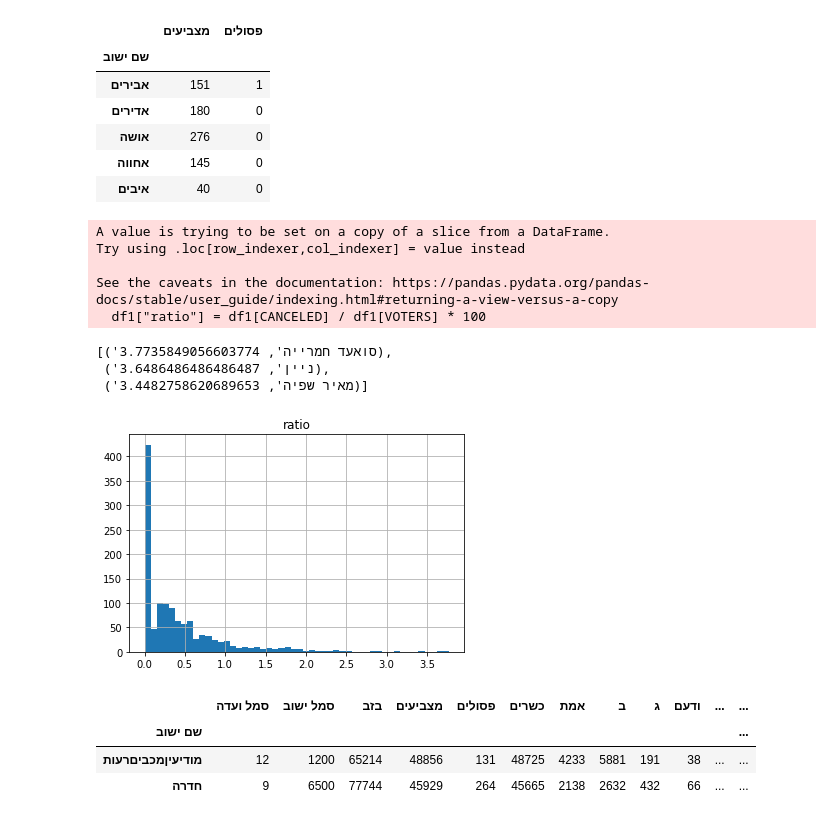
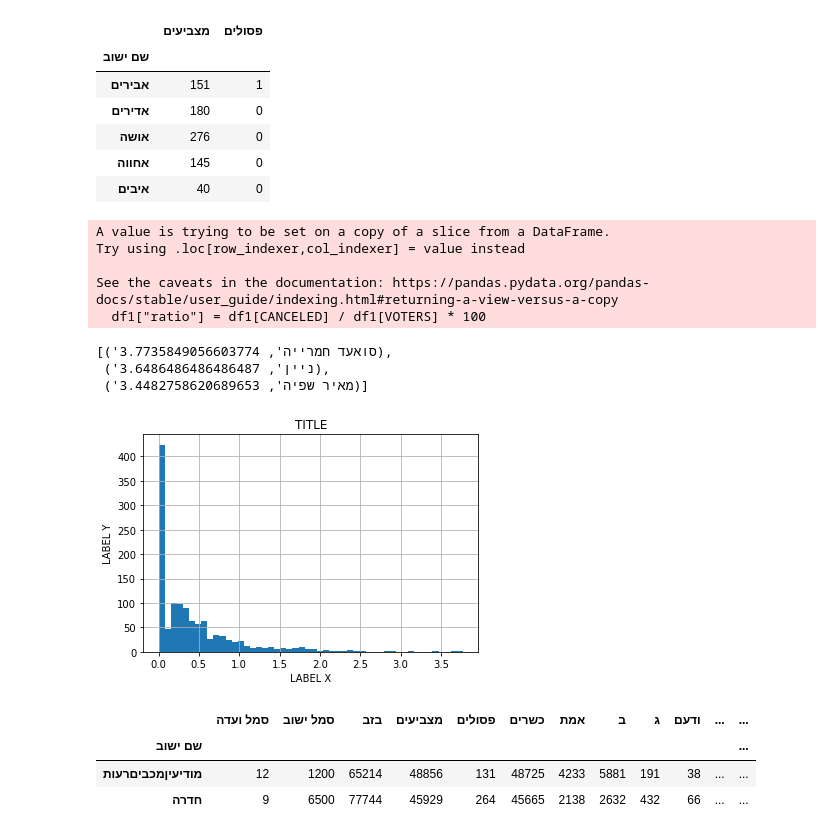
Before and after one commit to moshekagan/personal_teaching, a Jupyter notebook: Zohar_Ben_Gurion_University/data/Zohar.ipynb, the cells around one changed output. Drawn from its saved outputs; the diff is of its cells as text; code cells hidden in the pictures.

```diff
--- a/Zohar_Ben_Gurion_University/data/Zohar.ipynb
+++ b/Zohar_Ben_Gurion_University/data/Zohar.ipynb
@@ -52,25 +52,31 @@ df1.head()
 # %%
 df1["ratio"] = df1[CANCELED] / df1[VOTERS] * 100
 m = df1["ratio"].max()
-df1.hist("ratio", bins=50, range=(0,m))
+h = df1.hist("ratio", bins=50, range=(0,m))
+
+for ax in h.flatten():
+    ax.set_xlabel("LABEL X")
+    ax.set_ylabel("LABEL Y")
+    ax.set_title("TITLE")
+
 top3 = df1.nlargest(3, "ratio")
 
 res = []
 
 for idx, name in enumerate(top3.index.values):
     res.append((name, top3.iloc[idx]["ratio"]))
 
 res
 # %% [output]
 A value is trying to be set on a copy of a slice from a DataFrame.
 Try using .loc[row_indexer,col_indexer] = value instead
 
 See the caveats in the documentation: https://pandas.pydata.org/pandas-docs/stable/user_guide/indexing.html#returning-a-view-versus-a-copy
   df1["ratio"] = df1[CANCELED] / df1[VOTERS] * 100
 [('סואעד חמרייה', 3.7735849056603774),
  ('ניין', 3.6486486486486487),
  ('מאיר שפיה', 3.4482758620689653)]
-[figure, old version]
+[figure, new version]
 # %%
 df2 = df_2021_raw[(df_2021_raw[VOTERS] >= 5000) & (df_2021_raw[VOTERS] <= 50000)]
 top2 = df2.nlargest(2, VOTERS)
```
Also changed, not shown: parts of 1 cell of this notebook, 7 other files.
